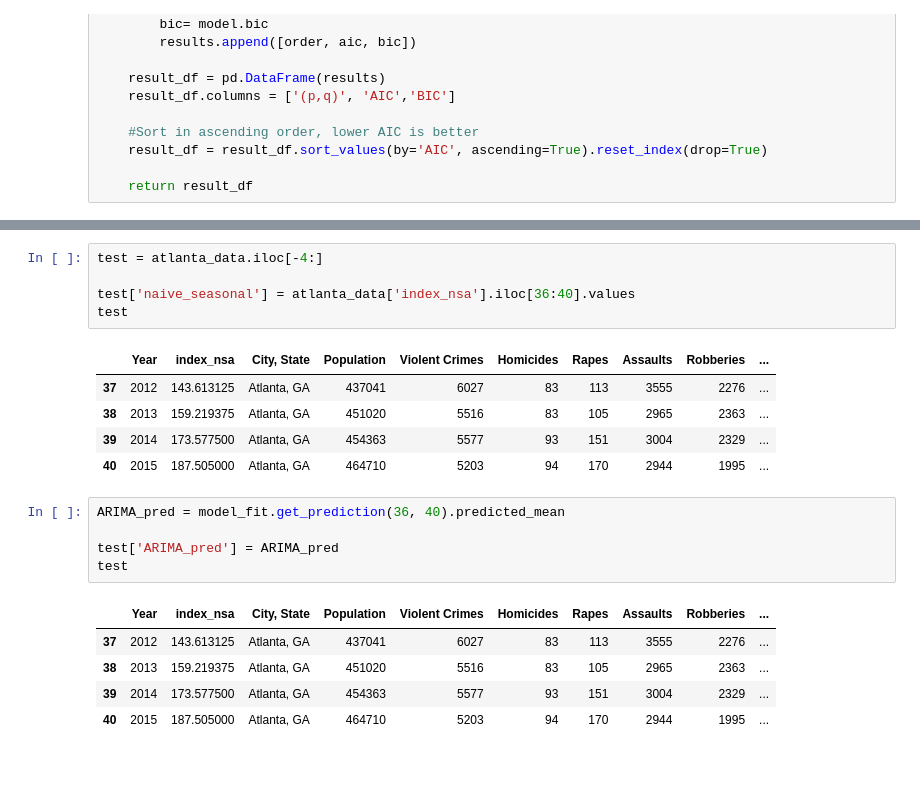
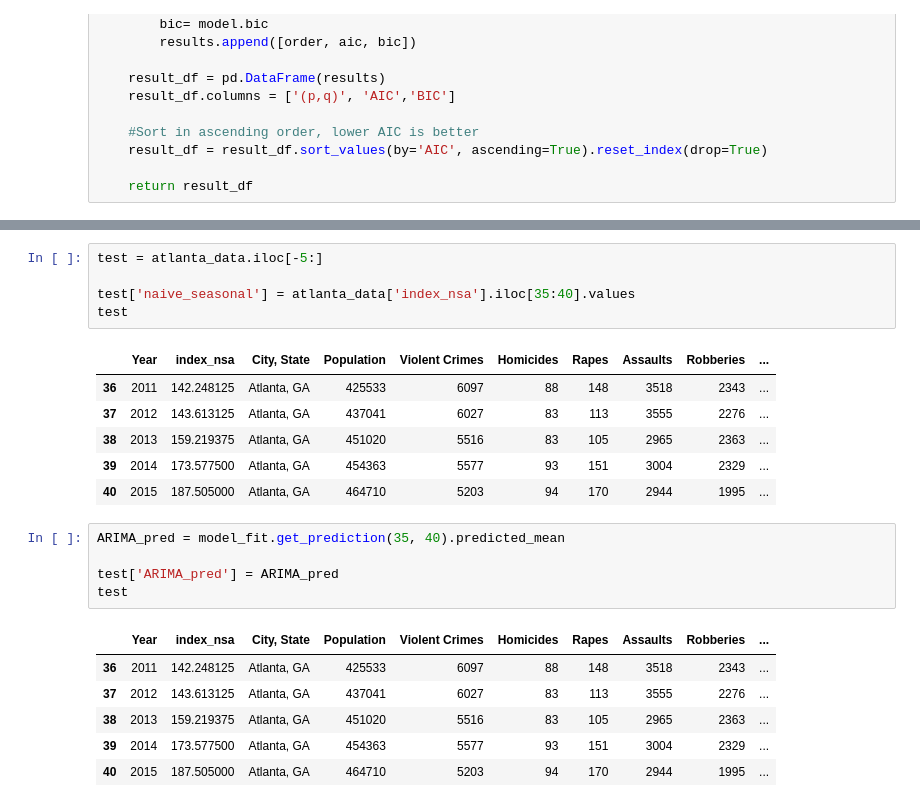
Before and after one commit to ThomasDarrieumerlou/Forecasting-project, a Jupyter notebook: Forcasting.ipynb, the cells around one changed output, grey strips where cells are left out. Saved outputs shown, nothing was run; the diff lists cells and outputs as text; blank space fills up the shorter version.

```diff
--- a/Forcasting.ipynb
+++ b/Forcasting.ipynb
@@ -237,21 +255,23 @@ acorr_ljungbox(residuals, np.arange(1, 11, 1))
 # %%
-test = atlanta_data.iloc[-4:]
+test = atlanta_data.iloc[-5:]
 
-test['naive_seasonal'] = atlanta_data['index_nsa'].iloc[36:40].values
+test['naive_seasonal'] = atlanta_data['index_nsa'].iloc[35:40].values
 test
 # %% [output]
 |  | Year | index_nsa | City, State | Population | Violent Crimes | Homicides | Rapes | Assaults | Robberies | ... |
+| 36 | 2011 | 142.248125 | Atlanta, GA | 425533 | 6097 | 88 | 148 | 3518 | 2343 | ... |
 | 37 | 2012 | 143.613125 | Atlanta, GA | 437041 | 6027 | 83 | 113 | 3555 | 2276 | ... |
 | 38 | 2013 | 159.219375 | Atlanta, GA | 451020 | 5516 | 83 | 105 | 2965 | 2363 | ... |
 | 39 | 2014 | 173.577500 | Atlanta, GA | 454363 | 5577 | 93 | 151 | 3004 | 2329 | ... |
 | 40 | 2015 | 187.505000 | Atlanta, GA | 464710 | 5203 | 94 | 170 | 2944 | 1995 | ... |
 # %%
-ARIMA_pred = model_fit.get_prediction(36, 40).predicted_mean
+ARIMA_pred = model_fit.get_prediction(35, 40).predicted_mean
 
 test['ARIMA_pred'] = ARIMA_pred
 test
 # %% [output]
 |  | Year | index_nsa | City, State | Population | Violent Crimes | Homicides | Rapes | Assaults | Robberies | ... |
+| 36 | 2011 | 142.248125 | Atlanta, GA | 425533 | 6097 | 88 | 148 | 3518 | 2343 | ... |
 | 37 | 2012 | 143.613125 | Atlanta, GA | 437041 | 6027 | 83 | 113 | 3555 | 2276 | ... |
 | 38 | 2013 | 159.219375 | Atlanta, GA | 451020 | 5516 | 83 | 105 | 2965 | 2363 | ... |
 | 39 | 2014 | 173.577500 | Atlanta, GA | 454363 | 5577 | 93 | 151 | 3004 | 2329 | ... |
```
Also changed, not shown: parts of 9 cells of this notebook.
